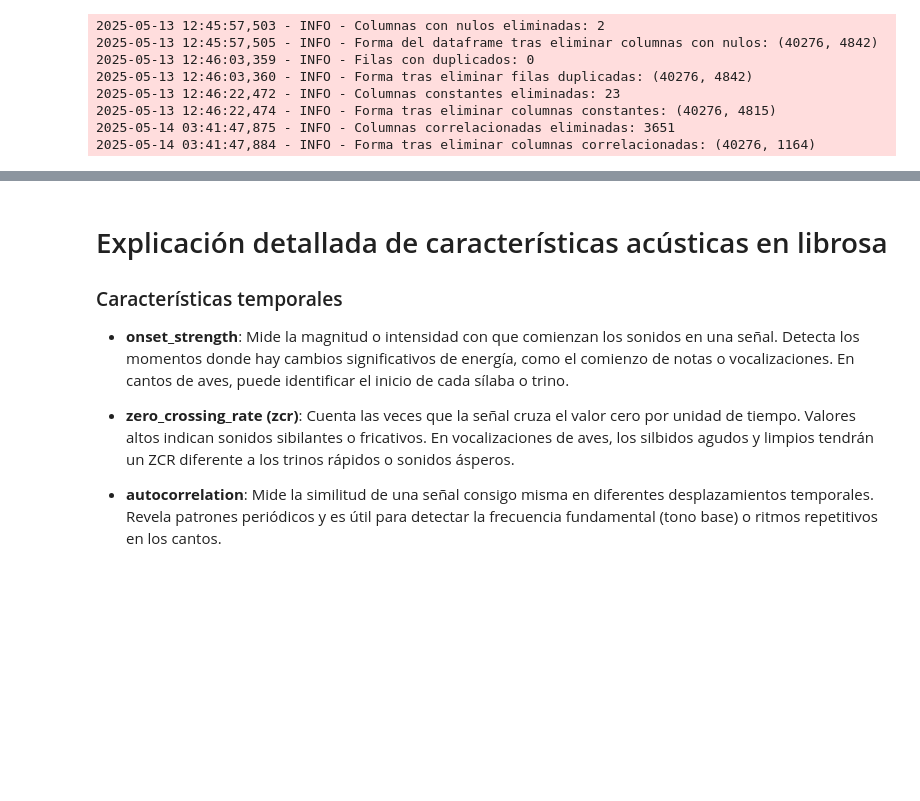
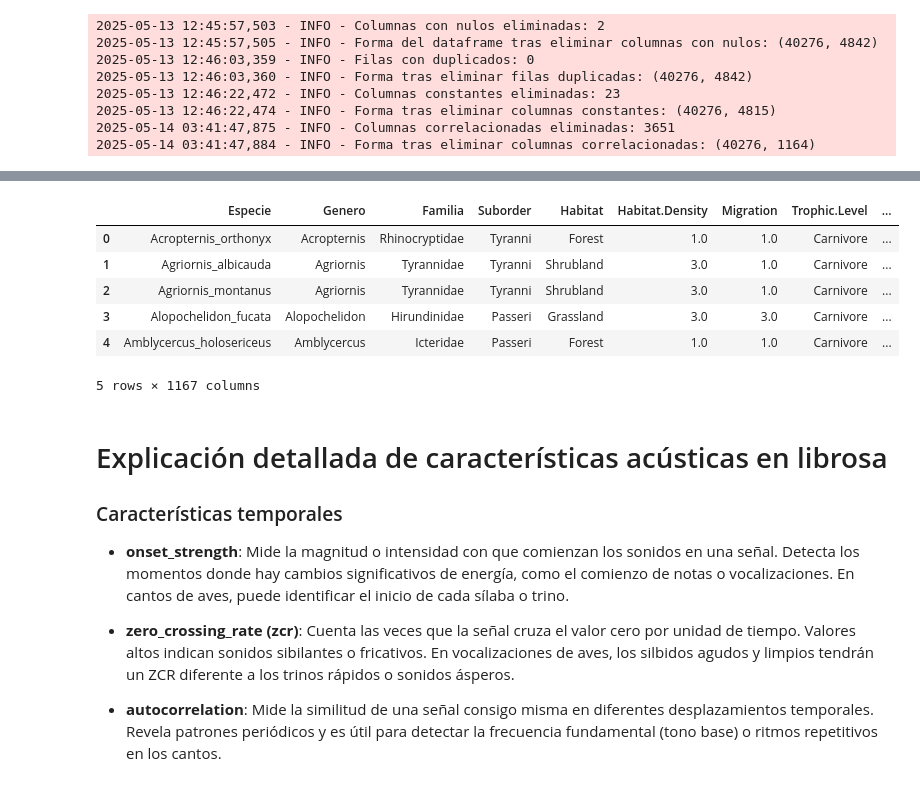
Before and after one commit to camiloacp/The-Evolutionary-Structure-of-Acoustic-Learnability-A-Deep-Learning-Approach-to-Neotropical-Birdsong, a Jupyter notebook: notebooks/13_Data_avonet.ipynb, the cells around one changed output, grey strips where cells are left out. Drawn from its saved outputs; the diff is of its cells as text; code cells hidden in the pictures; blank space fills up the shorter version.

```diff
--- a/notebooks/13_Data_avonet.ipynb
+++ b/notebooks/13_Data_avonet.ipynb
@@ -192,3 +223,13 @@ df = pd.read_csv('src/data/data_tabular/data_songs_avonet.csv')
+# %%
+df_mean.head()
+# %% [output]
+|  | Especie | Genero | Familia | Suborder | Habitat | Habitat.Density | Migration | Trophic.Level | ... |
+| 0 | Acropternis_orthonyx | Acropternis | Rhinocryptidae | Tyranni | Forest | 1.0 | 1.0 | Carnivore | ... |
+| 1 | Agriornis_albicauda | Agriornis | Tyrannidae | Tyranni | Shrubland | 3.0 | 1.0 | Carnivore | ... |
+| 2 | Agriornis_montanus | Agriornis | Tyrannidae | Tyranni | Shrubland | 3.0 | 1.0 | Carnivore | ... |
+| 3 | Alopochelidon_fucata | Alopochelidon | Hirundinidae | Passeri | Grassland | 3.0 | 3.0 | Carnivore | ... |
+| 4 | Amblycercus_holosericeus | Amblycercus | Icteridae | Passeri | Forest | 1.0 | 1.0 | Carnivore | ... |
+5 rows × 1167 columns
 # %% [markdown]
 # Explicación detallada de características acústicas en librosa
 
```
Also changed, not shown: parts of 5 cells of this notebook, 1 other file.
